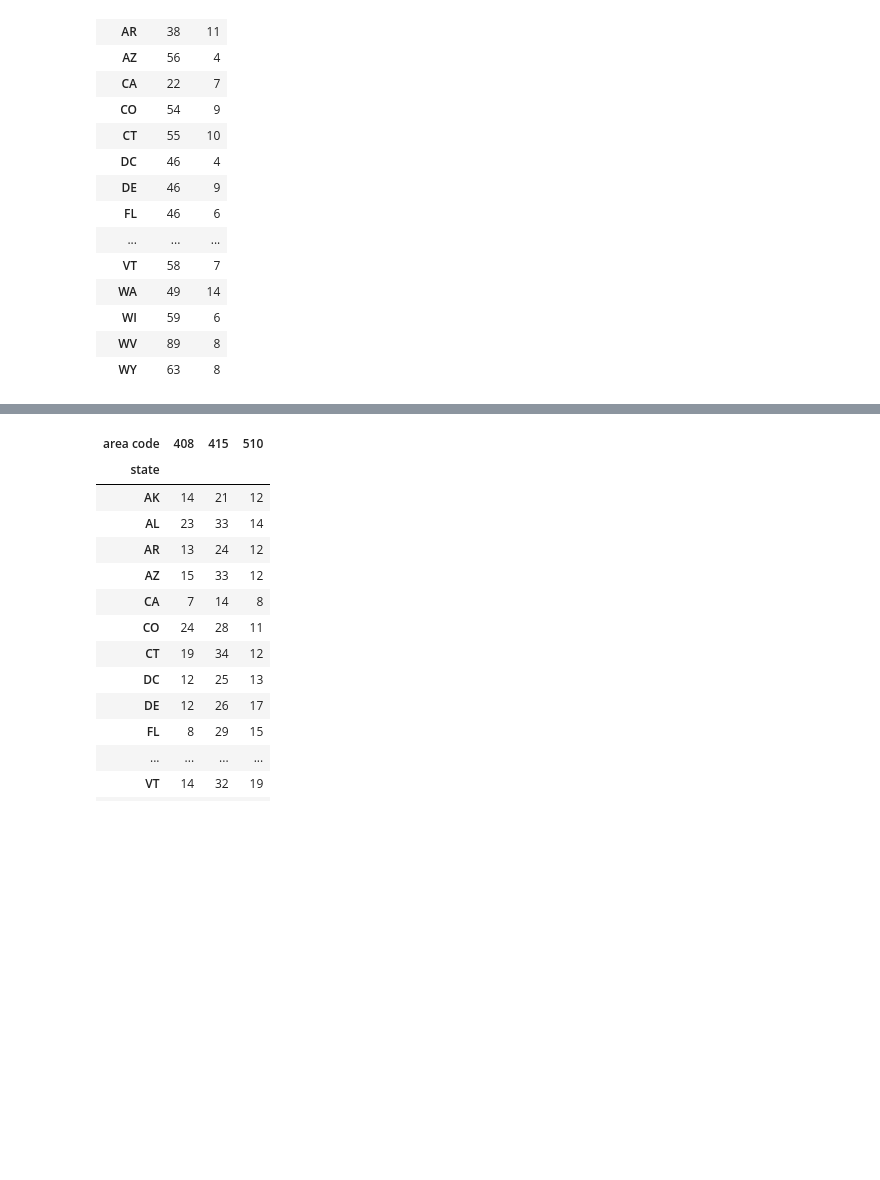
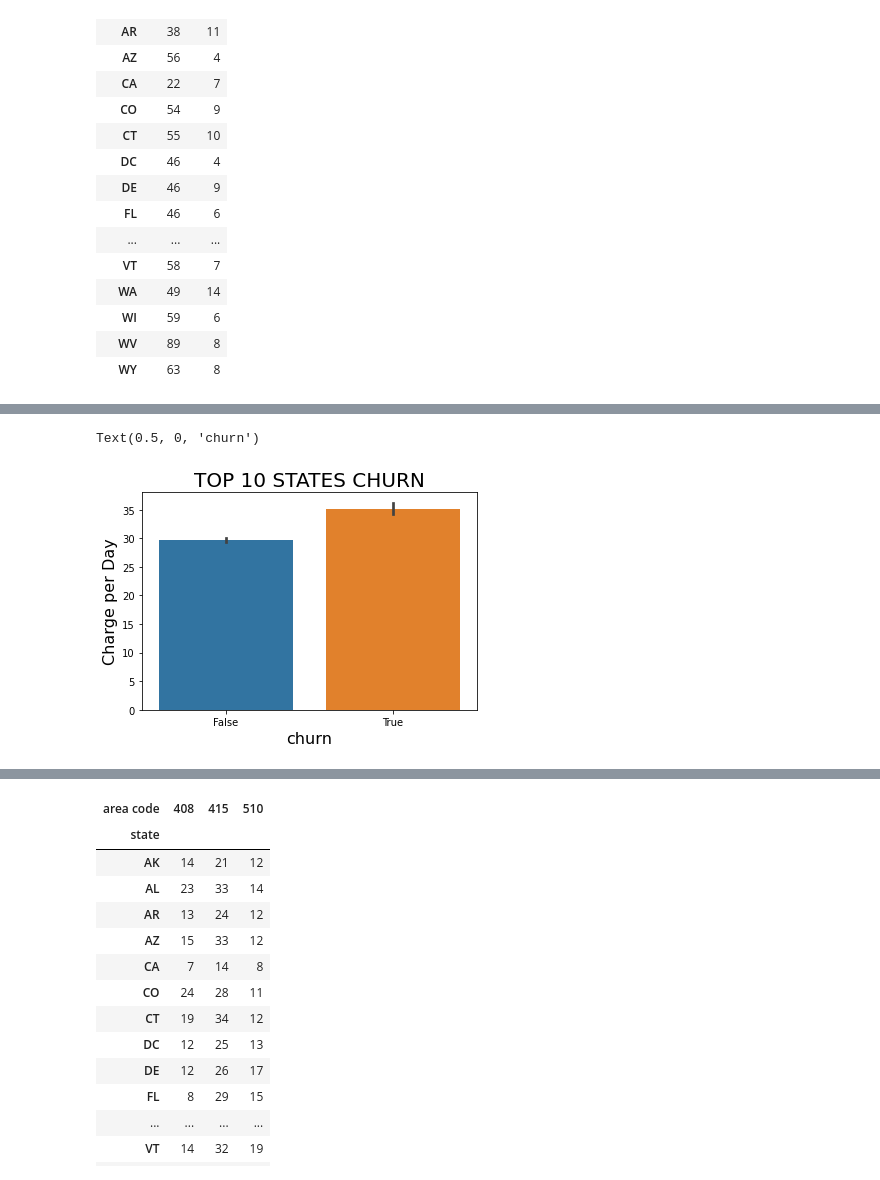
Before and after one commit to Mahmoudh22/Project_3, a Jupyter notebook: Question 1.ipynb, the cells around one changed output, grey strips where cells are left out. Cells and saved outputs as stored; diff of their text form; code cells hidden in the pictures; blank space fills up the shorter version.

```diff
--- a/Question 1.ipynb
+++ b/Question 1.ipynb
@@ -114,0 +164,13 @@ churn_by_state
+# %%
+sns.barplot(
+    data=train_df, x="churn", y="total day charge",
+#     kind="bar", height=10, aspect=1.5,
+)
+
+plt.title('TOP 10 STATES CHURN', fontsize=20)
+plt.ylabel('Charge per Day', fontsize=16)
+plt.xlabel('churn', fontsize=16)
+# plt.legend(loc=(1, .8), fontsize=20);
+# %% [output]
+Text(0.5, 0, 'churn')
+[figure, added]
```
Also changed, not shown: parts of 16 cells of this notebook, 6 other files.
